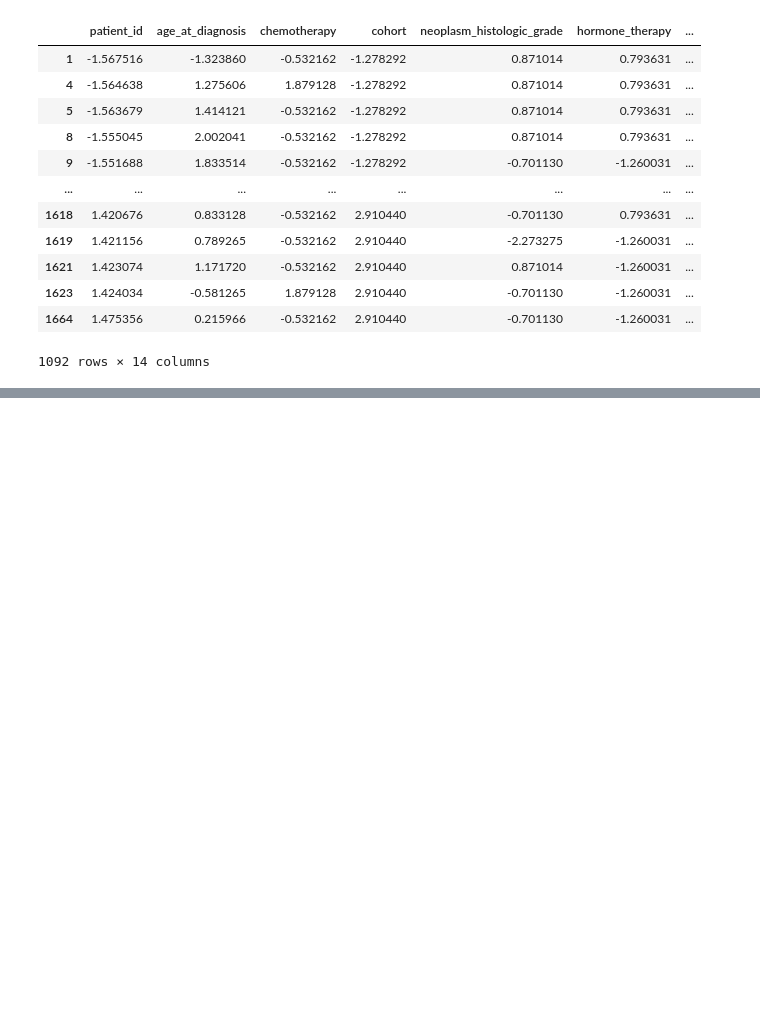
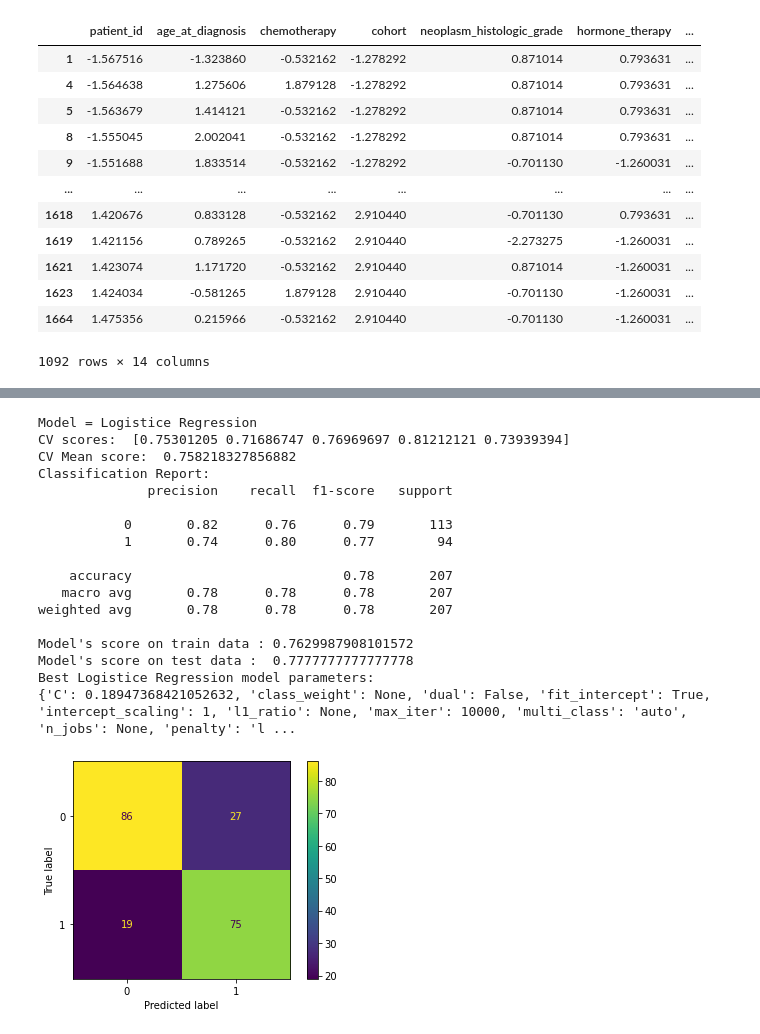
Before and after one commit to AhmadrezaHadi/Data-Mining-Project, a Jupyter notebook: METABRIC.ipynb, the cells around one changed output, grey strips where cells are left out. Saved outputs shown, nothing was run; the diff lists cells and outputs as text; code cells hidden in the pictures; blank space fills up the shorter version.

```diff
--- a/METABRIC.ipynb
+++ b/METABRIC.ipynb
@@ -201,0 +356,41 @@ to_standard(df)
+# %%
+MODEL = "Logistic Regression"
+params = {
+    "C" : np.linspace(0.1, 1.8, 20)
+}
+model = GridSearchCV(LogisticRegression(max_iter=10000), params, n_jobs=-1, cv=4).fit(x_train, y_train)
+pred = model.predict(x_test)
+results = cross_val_score(model, x_train, y_train, cv=kfold)
+
+
+print(BOLD + f"Model = {MODEL}" + END)
+print("CV scores: ", results)
+print("CV Mean score: ", results.mean())
+print('Classification Report:  ')
+print(classification_report(y_test, pred))
+print("Model's score on train data :", model.score(x_train, y_train))
+print("Model's score on test data : ", model.score(x_test, y_test))
+cm = confusion_matrix(y_test, pred, labels=model.classes_)
+disp = ConfusionMatrixDisplay(confusion_matrix=cm, display_labels=model.classes_)
+print(f"Best {MODEL} model parameters: ")
+print(model.best_estimator_.get_params())
+disp.plot();
+# %% [output]
+Model = Logistice Regression
+CV scores:  [0.75301205 0.71686747 0.76969697 0.81212121 0.73939394]
+CV Mean score:  0.758218327856882
+Classification Report:
+              precision    recall  f1-score   support
+
+           0       0.82      0.76      0.79       113
+           1       0.74      0.80      0.77        94
+
+    accuracy                           0.78       207
+   macro avg       0.78      0.78      0.78       207
+weighted avg       0.78      0.78      0.78       207
+
+Model's score on train data : 0.7629987908101572
+Model's score on test data :  0.7777777777777778
+Best Logistice Regression model parameters:
+{'C': 0.18947368421052632, 'class_weight': None, 'dual': False, 'fit_intercept': True, 'intercept_scaling': 1, 'l1_ratio': None, 'max_iter': 10000, 'multi_class': 'auto', 'n_jobs': None, 'penalty': 'l ...
+[figure, added]
```
Also changed, not shown: parts of 16 cells of this notebook.
